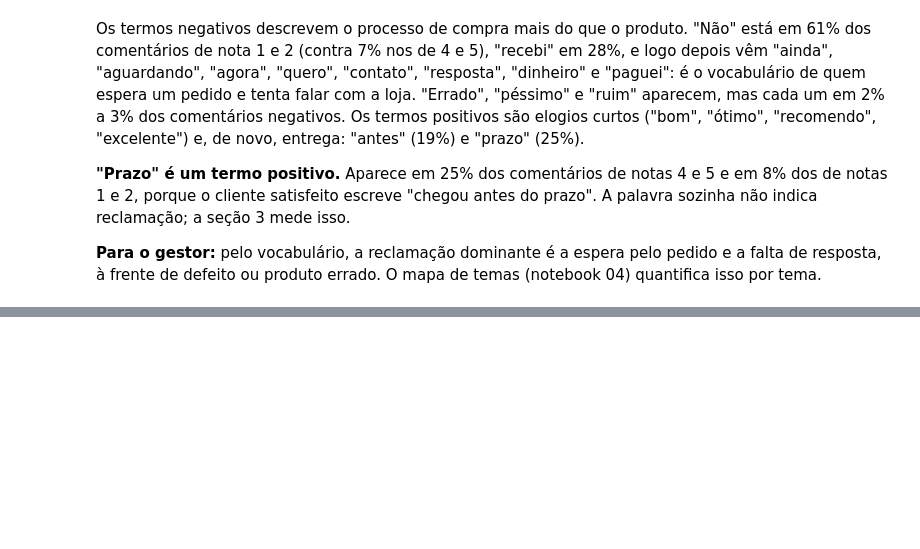
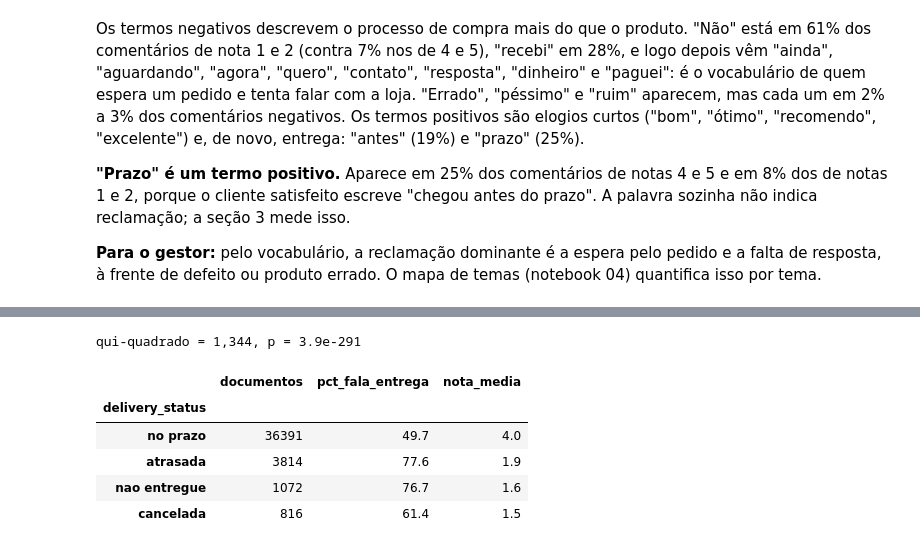
Before and after one commit to guillecosme/fiap-ai-scientist-tech-challenge-fase-04, a Jupyter notebook: notebooks/02_eda_textual.ipynb, the cells around one changed output, grey strips where cells are left out. Cells and saved outputs as stored; diff of their text form; code cells hidden in the pictures; blank space fills up the shorter version.

```diff
--- a/notebooks/02_eda_textual.ipynb
+++ b/notebooks/02_eda_textual.ipynb
@@ -292,0 +350,19 @@ As expressões de mais de uma palavra e as hipóteses sobre o vocabulário de en
+# %%
+VOCAB_ENTREGA = re.compile(r"\b(?:entreg\w*|prazo\w*|cheg\w*|receb\w*|correio\w*|atras\w*|transportador\w*|frete\w*)\b")
+docs["fala_de_entrega"] = docs["text_norm"].str.contains(VOCAB_ENTREGA)
+tab = docs.groupby("delivery_status").agg(
+    documentos=("review_id", "size"),
+    pct_fala_entrega=("fala_de_entrega", lambda s: 100 * s.mean()),
+    nota_media=("review_score", "mean"),
+).round(1).loc[["no prazo", "atrasada", "nao entregue", "cancelada"]]
+chi, p, *_ = stats.chi2_contingency(pd.crosstab(docs["delivery_status"], docs["fala_de_entrega"]))
+print(f"qui-quadrado = {chi:,.0f}, p = {p:.1e}")
+tab
+# %% [output]
+qui-quadrado = 1,344, p = 3.9e-291
+|  | documentos | pct_fala_entrega | nota_media |
+| delivery_status |  |  |  |
+| no prazo | 36391 | 49.7 | 4.0 |
+| atrasada | 3814 | 77.6 | 1.9 |
+| nao entregue | 1072 | 76.7 | 1.6 |
+| cancelada | 816 | 61.4 | 1.5 |
```
Also changed, not shown: parts of 10 cells of this notebook, 3 other files.
